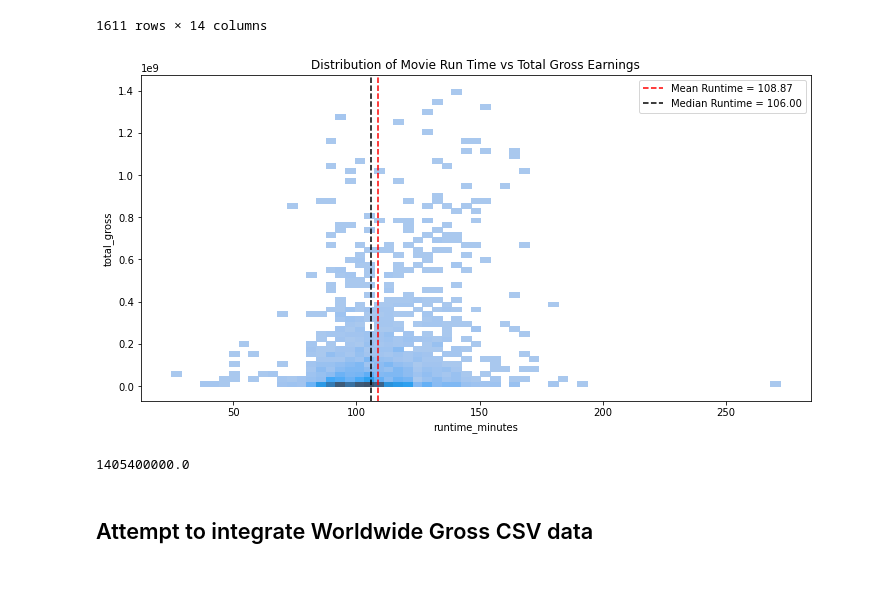
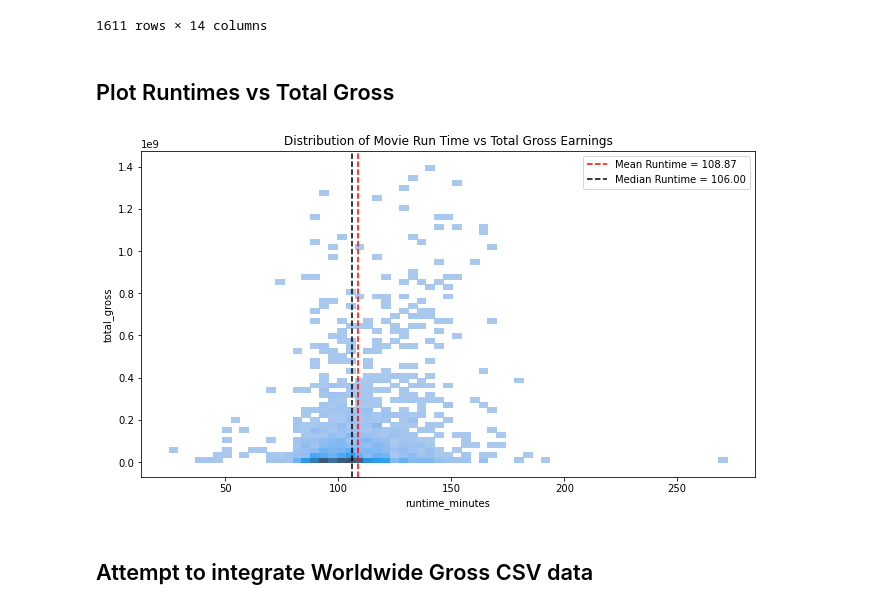
Before and after one commit to GusVilla303/dsc-phase-1-project, a Jupyter notebook: microsoft-movie-analysis.ipynb, the cells around one changed output. Saved outputs shown, nothing was run; the diff lists cells and outputs as text; code cells hidden in the pictures; blank space fills up the shorter version.

Commit message:
Fix header name for Plot Runtimes vs Total Gross Earnings

```diff
--- a/microsoft-movie-analysis.ipynb
+++ b/microsoft-movie-analysis.ipynb
@@ -666,30 +666,28 @@ max_runtime_df
 | 54321 | tt3195742 | Journey to the South Pacific | Journey to the South Pacific | 2013 | 40.00 | Documentary | 6.50 | 145.00 | ... |
 | 49175 | tt2926868 | The Call | Lokroep | 2013 | 25.00 | Documentary | 7.90 | 12.00 | ... |
 1611 rows × 14 columns
+# %% [markdown]
+## Plot Runtimes vs Total Gross
 # %%
-fig, ax = plt.subplots(figsize=(12, 6))
+fig, ax = plt.subplots(figsize=(11, 6))
 
 sns.histplot(data=max_runtime_df, x='runtime_minutes',
              y='total_gross', bins='auto')
 ax.set(title='Distribution of Movie Run Time vs Total Gross Earnings');
 
 mean_runtime = round(max_runtime_df['runtime_minutes'].mean(),2)
 ax.axvline(mean_runtime, color='red', ls='--',
            label=f"Mean Runtime = {mean_runtime:,.2f}");
 
 median_runtime = round(max_runtime_df['runtime_minutes'].median(),2)
 ax.axvline(median_runtime, color='black', ls='--',
            label=f"Median Runtime = {median_runtime:,.2f}");
 
 ax.legend();
 
 # ax.set_xticklabels(ax.get_xticklabels(),rotation=45, ha='right');
 # %% [output]
-[figure, old version]
+[figure, new version]
-# %%
-max_runtime_df['total_gross'].max()
-# %% [output]
-1405400000.0
 # %% [markdown]
 ## Attempt to integrate Worldwide Gross CSV data
 # %%
```
Also changed, not shown: parts of 1 cell of this notebook.
